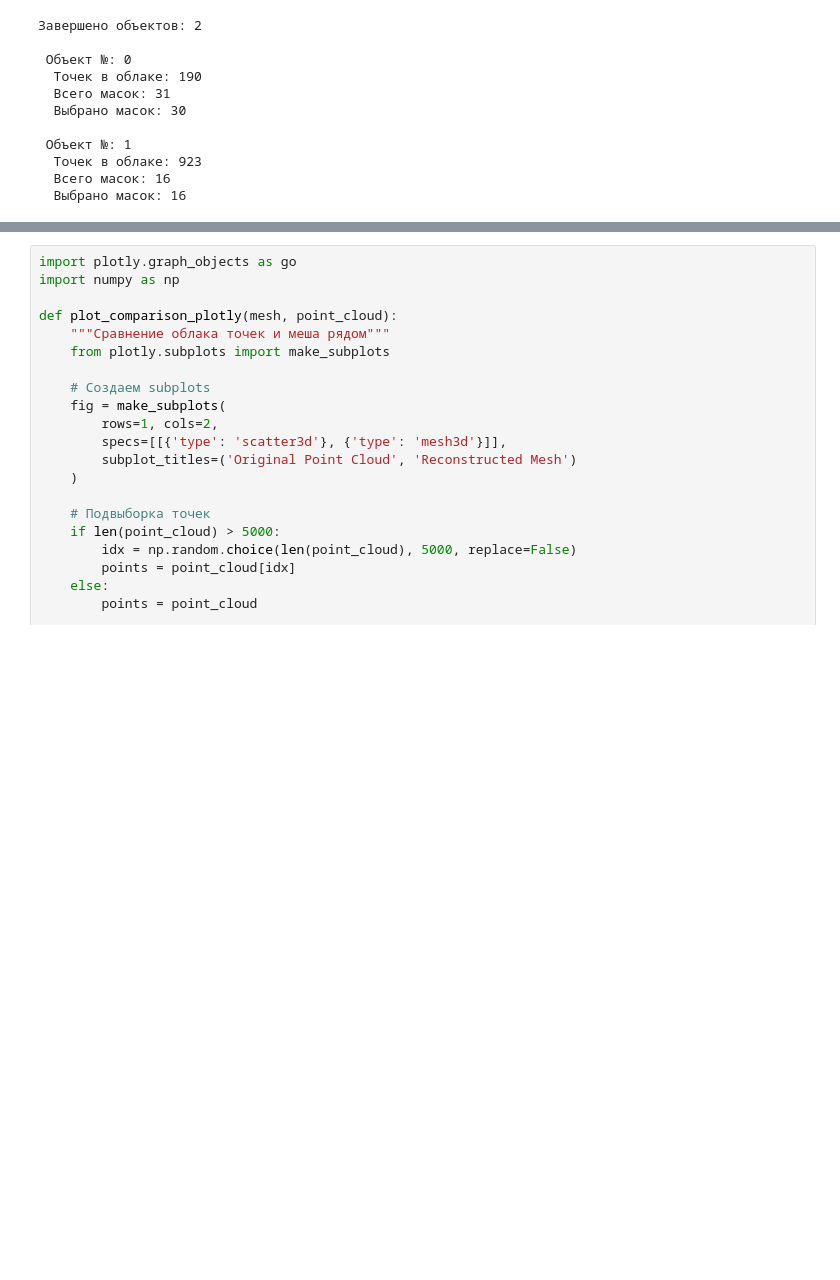
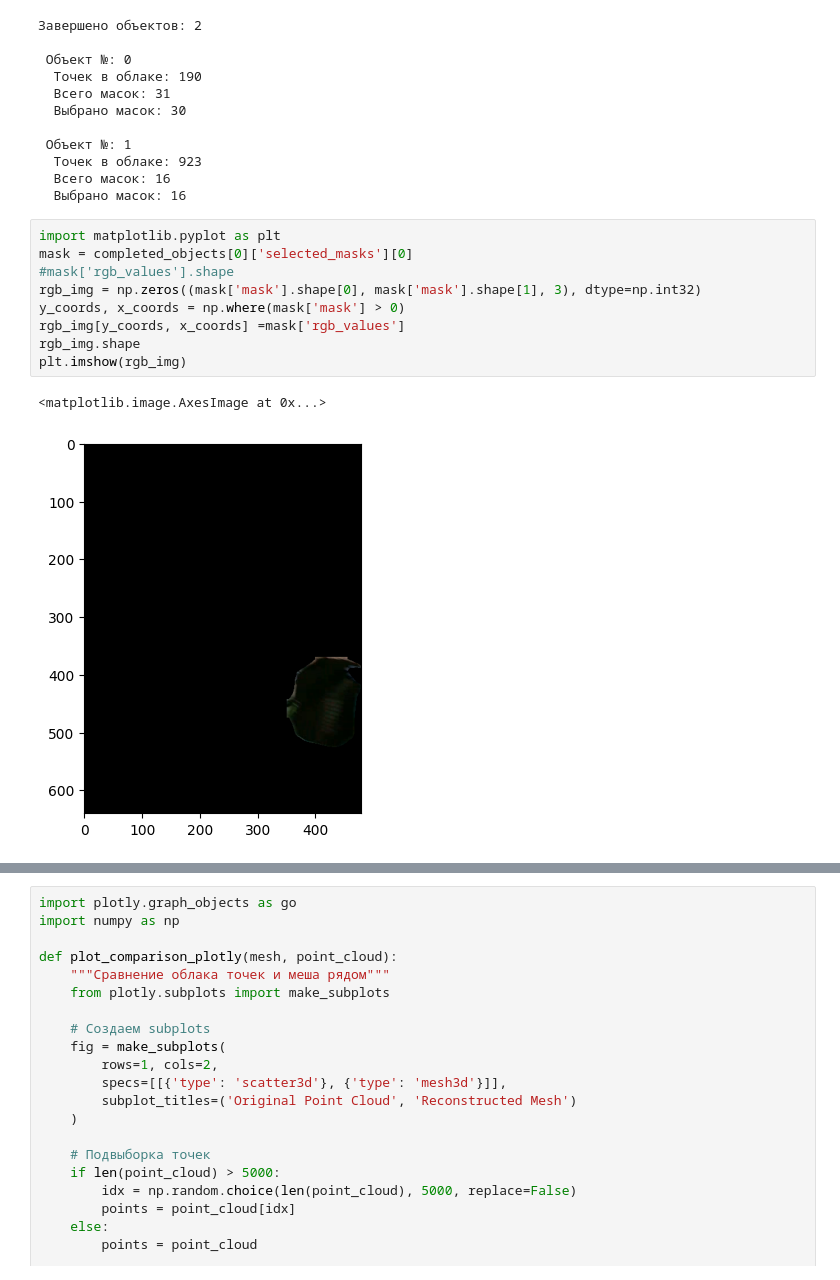
Before and after one commit to alexmeshr/IntellectSchool2025, a Jupyter notebook: testPointCloud.ipynb, the cells around one changed output, grey strips where cells are left out. Cells and saved outputs as stored; diff of their text form; blank space fills up the shorter version.

Commit message:
added rgb masks

```diff
--- a/testPointCloud.ipynb
+++ b/testPointCloud.ipynb
@@ -103,3 +103,15 @@ for idx, obj in enumerate(completed_objects):
   Точек в облаке: 923
   Всего масок: 16
   Выбрано масок: 16
+# %%
+import matplotlib.pyplot as plt
+mask = completed_objects[0]['selected_masks'][0]
+#mask['rgb_values'].shape
+rgb_img = np.zeros((mask['mask'].shape[0], mask['mask'].shape[1], 3), dtype=np.int32)
+y_coords, x_coords = np.where(mask['mask'] > 0)
+rgb_img[y_coords, x_coords] =mask['rgb_values']
+rgb_img.shape
+plt.imshow(rgb_img)
+# %% [output]
+<matplotlib.image.AxesImage at 0x...>
+[figure, added]
```
Also changed, not shown: parts of 5 cells of this notebook, 11 other files.
